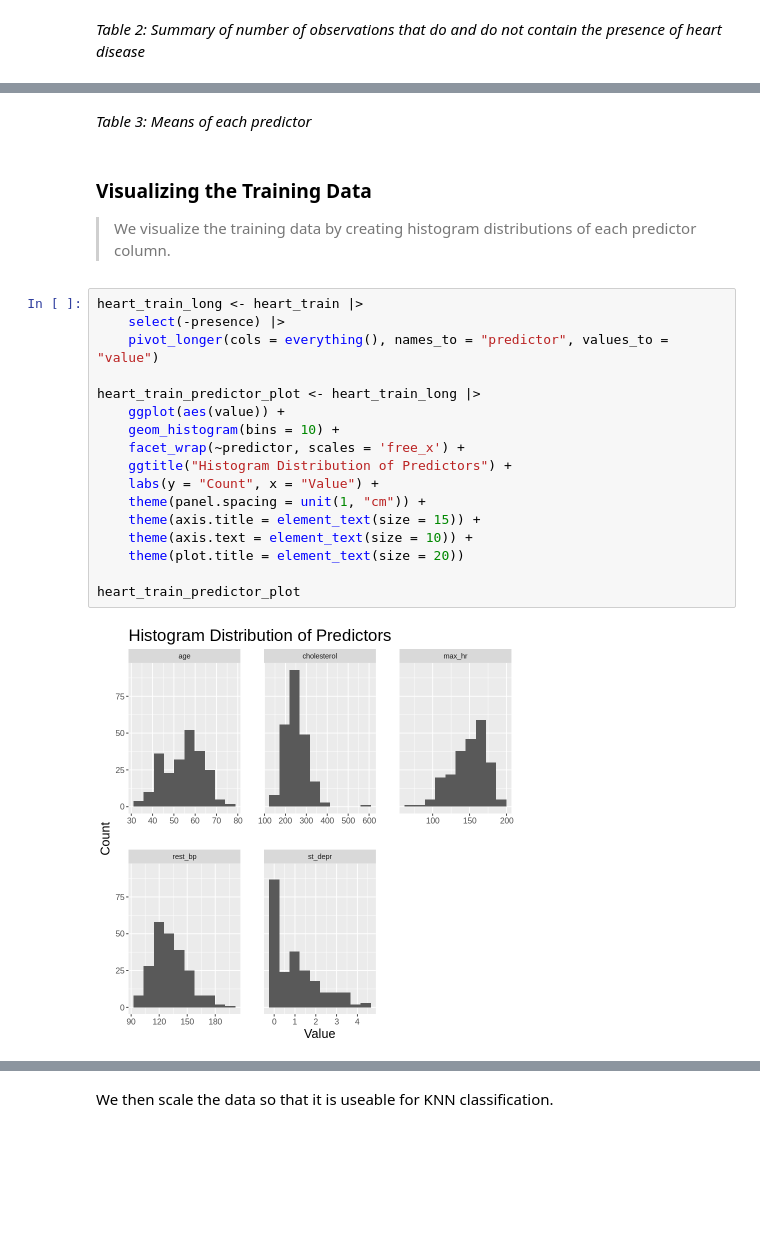
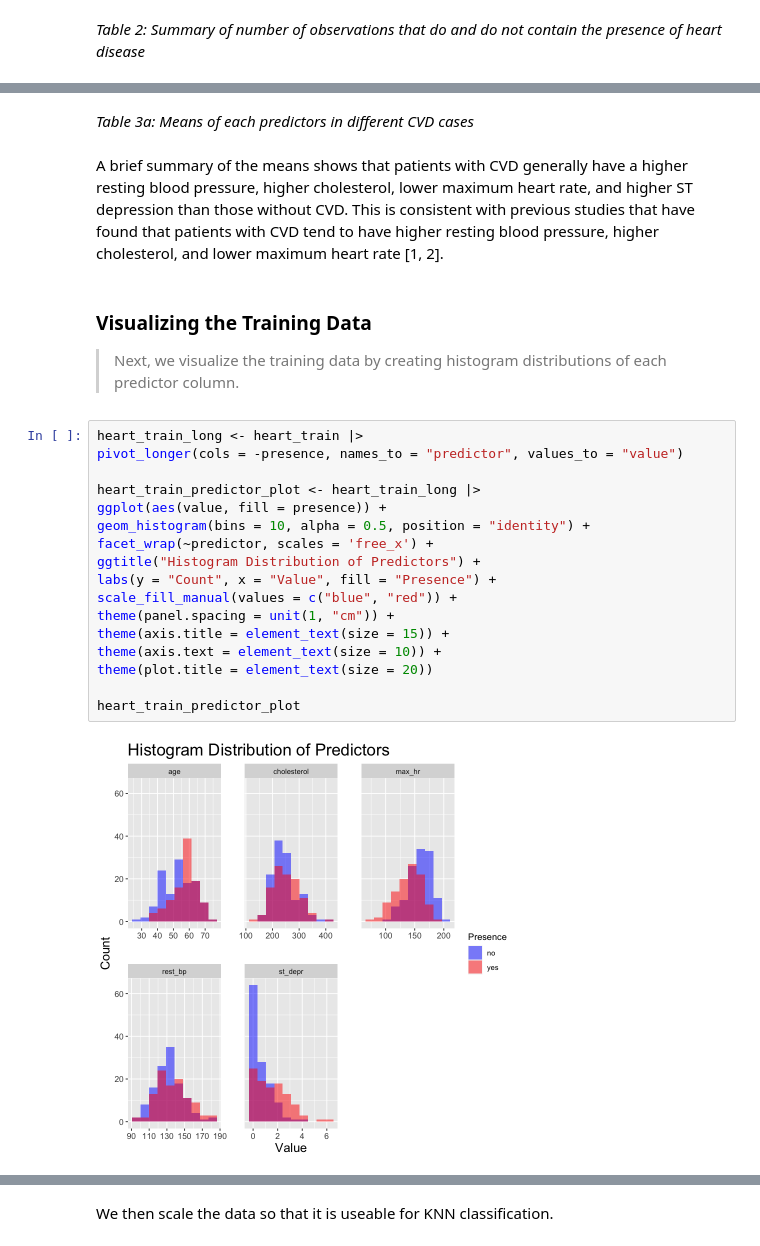
Before and after one commit to itsDagu/dsci100-group-01, a Jupyter notebook: group_proposal.ipynb, the cells around one changed output, grey strips where cells are left out. Drawn from its saved outputs; the diff is of its cells as text; blank space fills up the shorter version.

```diff
--- a/group_proposal.ipynb
+++ b/group_proposal.ipynb
@@ -115,25 +131,27 @@ A data.frame: 1 × 5
-# %% [markdown]
-*Table 3: Means of each predictor*
+# %% [markdown]
+*Table 3a: Means of each predictors in different CVD cases*
+# %% [markdown]
+A brief summary of the means shows that patients with CVD generally have a higher resting blood pressure, higher cholesterol, lower maximum heart rate, and higher ST depression than those without CVD. This is consistent with previous studies that have found that patients with CVD tend to have higher resting blood pressure, higher cholesterol, and lower maximum heart rate [1, 2].
 # %% [markdown]
 ### Visualizing the Training Data
-> We visualize the training data by creating histogram distributions of each predictor column.
+> Next, we visualize the training data by creating histogram distributions of each predictor column.
 # %%
 heart_train_long <- heart_train |>
-    select(-presence) |>
-    pivot_longer(cols = everything(), names_to = "predictor", values_to = "value")
+pivot_longer(cols = -presence, names_to = "predictor", values_to = "value")
 
 heart_train_predictor_plot <- heart_train_long |>
-    ggplot(aes(value)) +
-    geom_histogram(bins = 10) +
-    facet_wrap(~predictor, scales = 'free_x') +
-    ggtitle("Histogram Distribution of Predictors") +
-    labs(y = "Count", x = "Value") +
-    theme(panel.spacing = unit(1, "cm")) +
-    theme(axis.title = element_text(size = 15)) +
-    theme(axis.text = element_text(size = 10)) +
-    theme(plot.title = element_text(size = 20))
+ggplot(aes(value, fill = presence)) +
+geom_histogram(bins = 10, alpha = 0.5, position = "identity") +
+facet_wrap(~predictor, scales = 'free_x') +
+ggtitle("Histogram Distribution of Predictors") +
+labs(y = "Count", x = "Value", fill = "Presence") +
+scale_fill_manual(values = c("blue", "red")) +
+theme(panel.spacing = unit(1, "cm")) +
+theme(axis.title = element_text(size = 15)) +
+theme(axis.text = element_text(size = 10)) +
+theme(plot.title = element_text(size = 20))
 
 heart_train_predictor_plot
 # %% [output]
-[figure, old version]
+[figure, new version]
 # %% [markdown]
```
Also changed, not shown: parts of 21 cells of this notebook, 1 other file.
